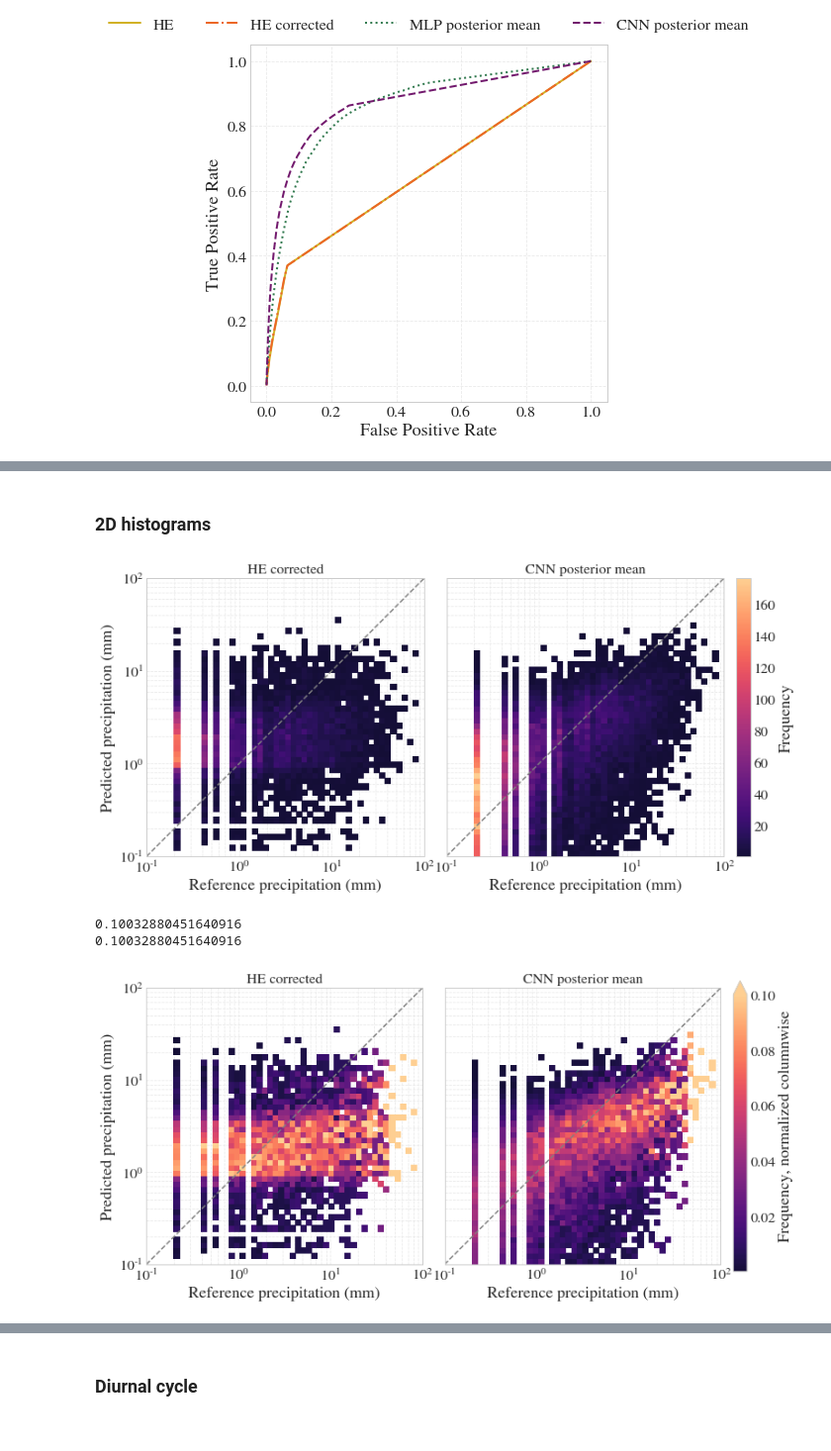
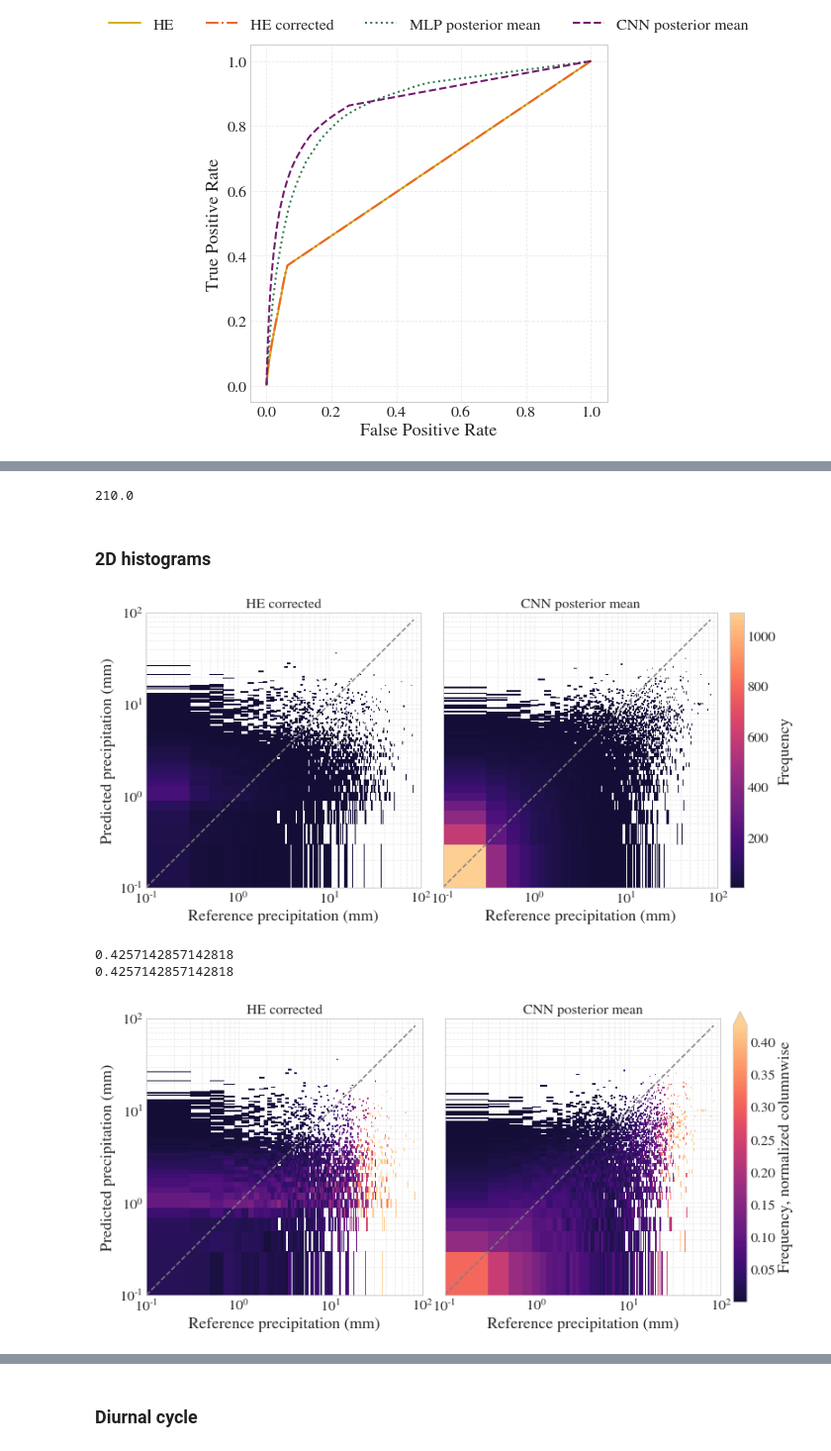
Before and after one commit to ingridingemarsson/geostat-masters-thesis, a Jupyter notebook: notebooks/compare_gauge_he_preds.ipynb, the cells around one changed output, grey strips where cells are left out. Shown at 99% size. Saved outputs shown, nothing was run; the diff lists cells and outputs as text; code cells hidden in the pictures.

```diff
--- a/notebooks/compare_gauge_he_preds.ipynb
+++ b/notebooks/compare_gauge_he_preds.ipynb
@@ -589,18 +632,24 @@ data_dict['gauge_precip']
+# %%
+(83.9+0.1)/0.4
+# %% [output]
+210.0
 # %% [markdown]
 ### 2D histograms
 # %%
 hist2D(data_dict, 'gauge_precip', ['HE_precip_corr', 'xception_posterior_mean'], norm_type=None, quantity=quantity
-      #,filename='../plots/thesis/2D_hist_gauges.pdf'
+      #,filename='../plots/thesis/2D_hist_gauges_nonlog.pdf'
+      ,bins = np.linspace(0.1,83.9, 420) #np.linspace(-0.1,83.9, 211)
       )
 # %% [output]
-[figure, old version]
+[figure, new version]
 # %%
 hist2D(data_dict, 'gauge_precip', ['HE_precip_corr', 'xception_posterior_mean'], norm_type='colwise', quantity=quantity
-      #,filename='../plots/thesis/2D_hist_colwise_gauges.pdf'
+      #,filename='../plots/thesis/2D_hist_colwise_gauges_nonlog.pdf'
+       ,bins = np.linspace(0.1,83.9, 420)#np.linspace(-0.1,83.9, 421)
       )
 # %% [output]
-0.10032880451640916
-0.10032880451640916
+0.4257142857142818
+0.4257142857142818
-[figure, old version]
+[figure, new version]
 # %%
 hist2D(data_dict, 'gauge_precip', ['HE_precip', 'mlp_posterior_mean'], norm_type=None, quantity=quantity
```
Also changed, not shown: parts of 7 cells of this notebook, 34 other files.
